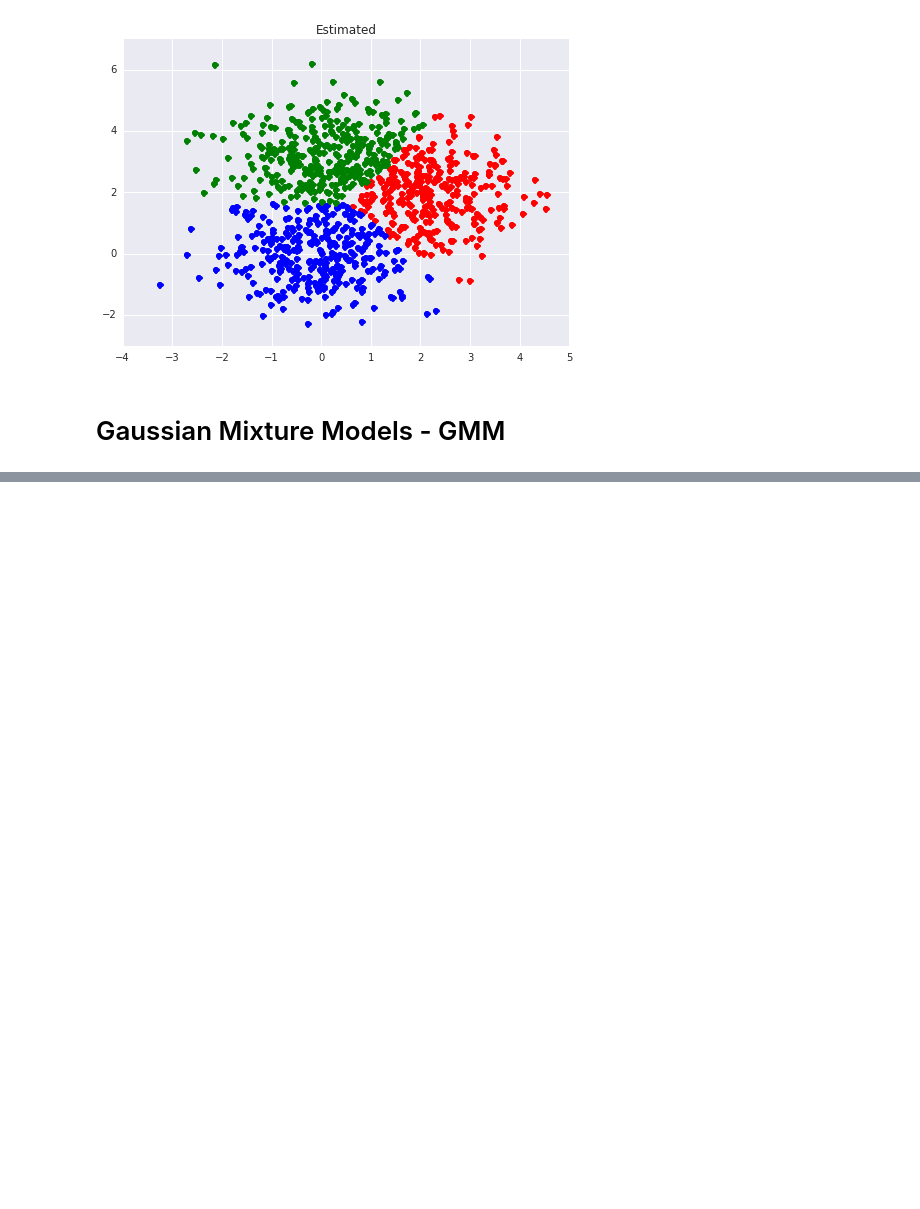
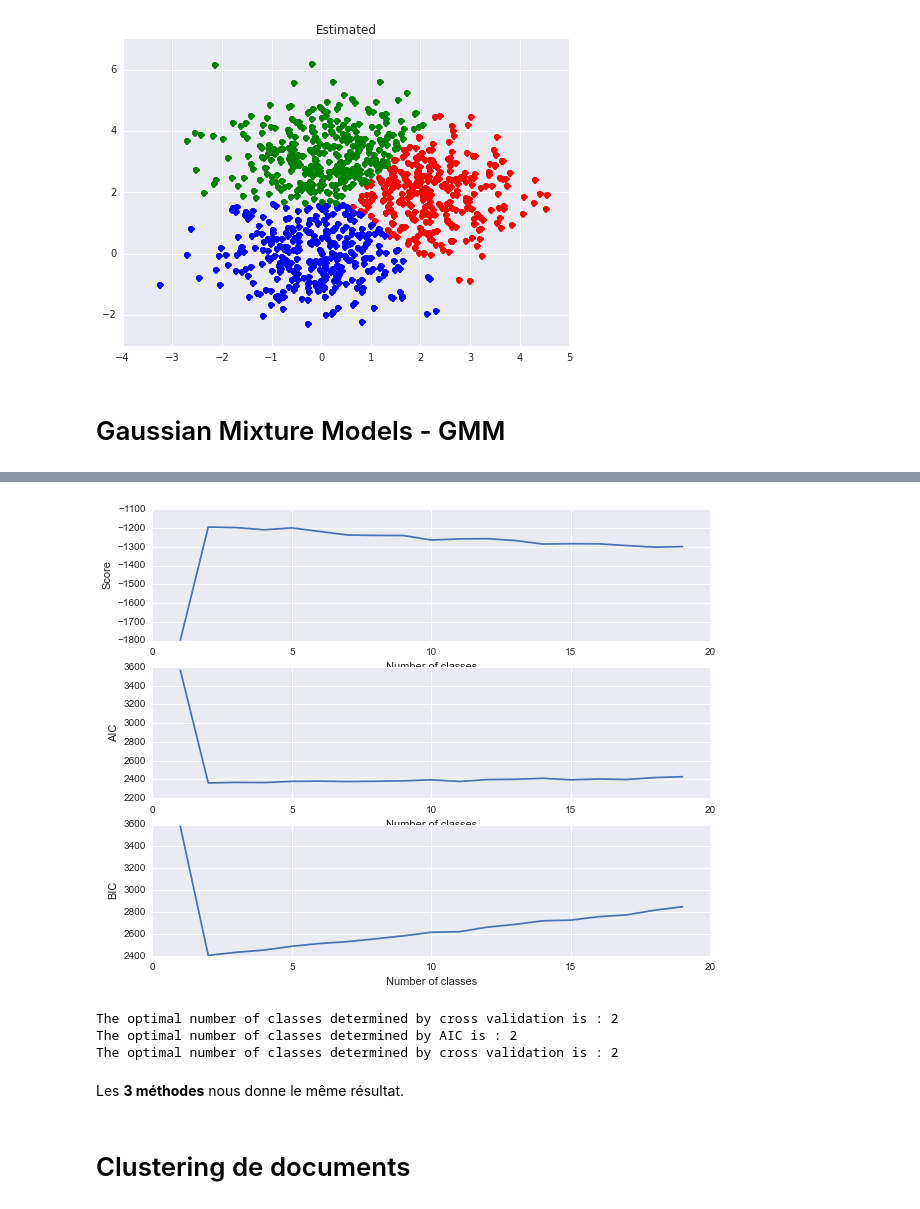
Before and after one commit to anthonyray/unsupervised_learning, a Jupyter notebook: Clustering.ipynb, the cells around one changed output, grey strips where cells are left out. Drawn from its saved outputs; the diff is of its cells as text; code cells hidden in the pictures; blank space fills up the shorter version.

```diff
--- a/Clustering.ipynb
+++ b/Clustering.ipynb
@@ -138,0 +205,44 @@ plt.show()
+# %%
+"""
+Akaike information criterion & Bayesian information criterion
+"""
+
+aic_scores = list()
+bic_scores = list()
+for nb_components in range(1,20):
+          clf = mixture.GMM(n_components=nb_components,covariance_type='full')
+          clf.fit(X_train)
+          aic_scores.append(clf.aic(X_train))
+          bic_scores.append(clf.bic(X_train))
+
+
+fig, axes = plt.subplots(3, 1, figsize=(10,8))
+axes[0].plot(np.arange(1,20),np.array(cross_val_scores))
+axes[0].set_xlabel('Number of classes')
+axes[0].set_ylabel('Score')
+
+
+axes[1].plot(np.arange(1,20),np.array(aic_scores))
+axes[1].set_xlabel('Number of classes')
+axes[1].set_ylabel('AIC')
+
+
+axes[2].plot(np.arange(1,20),np.array(bic_scores))
+axes[2].set_xlabel('Number of classes')
+axes[2].set_ylabel('BIC')
+
+plt.show()
+# %% [output]
+[figure, added]
+# %%
+print "The optimal number of classes determined by cross validation is : " + str(np.argmax(np.array(cross_val_scores))+1)
+print "The optimal number of classes determined by AIC is : " + str(np.argmin(np.array(aic_scores))+1)
+print "The optimal number of classes determined by cross validation is : " + str(np.argmin(np.array(bic_scores))+1)
+# %% [output]
+The optimal number of classes determined by cross validation is : 2
+The optimal number of classes determined by AIC is : 2
+The optimal number of classes determined by cross validation is : 2
+# %% [markdown]
+Les **3 méthodes** nous donne le même résultat.
+# %% [markdown]
+# Clustering de documents
```
Also changed, not shown: parts of 4 cells of this notebook, 1 other file.
